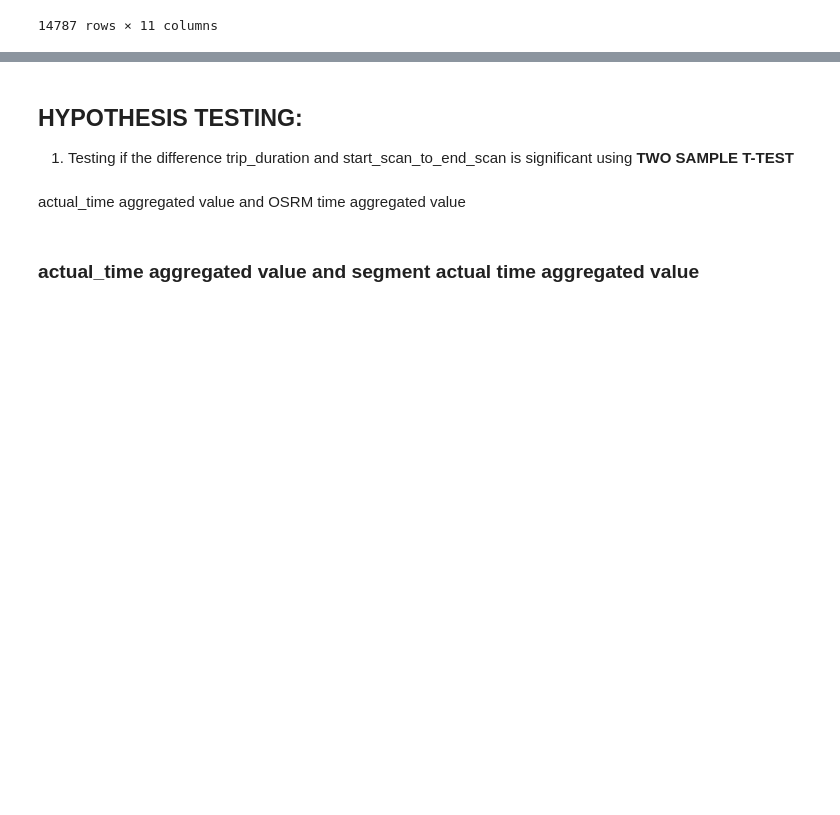
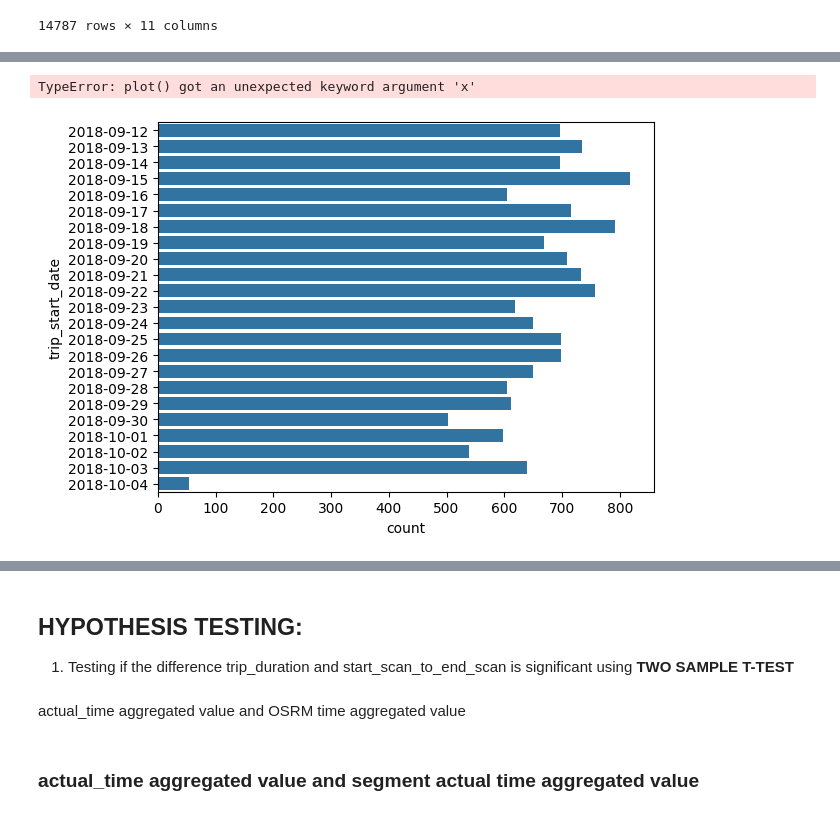
Before and after one commit to akshayabhale1406/SCLR_Delhivery_FE, a Jupyter notebook: Delhivery_FE.ipynb, the cells around one changed output, grey strips where cells are left out. Cells and saved outputs as stored; diff of their text form; code cells hidden in the pictures; blank space fills up the shorter version.

```diff
--- a/Delhivery_FE.ipynb
+++ b/Delhivery_FE.ipynb
@@ -392,0 +393,7 @@ most_busy_days.plot(kind = "bar")
+# %%
+most_busy_days = df_combined_times['trip_start_date'].value_counts().sort_index().reset_index()
+most_busy_day = sns.barplot(data = most_busy_days, x = "count", y = "trip_start_date")
+most_busy_day.plot(x='trip_start_date', y='count', marker='*', markersize=10, color="r")
+# %% [output]
+TypeError: plot() got an unexpected keyword argument 'x'
+[figure, added]
```
Also changed, not shown: parts of 3 cells of this notebook.
